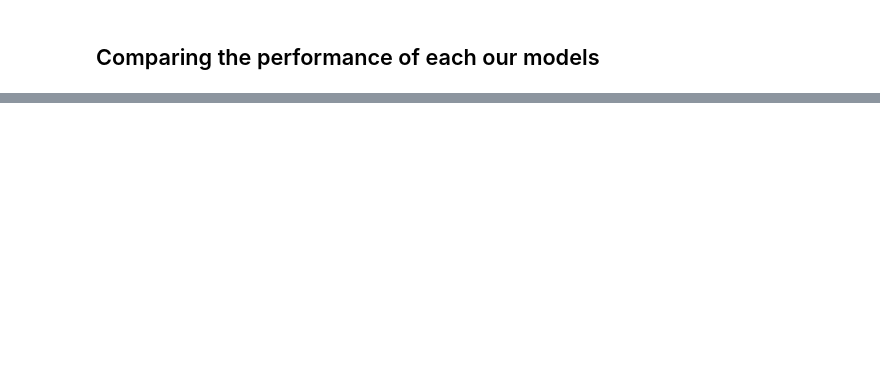
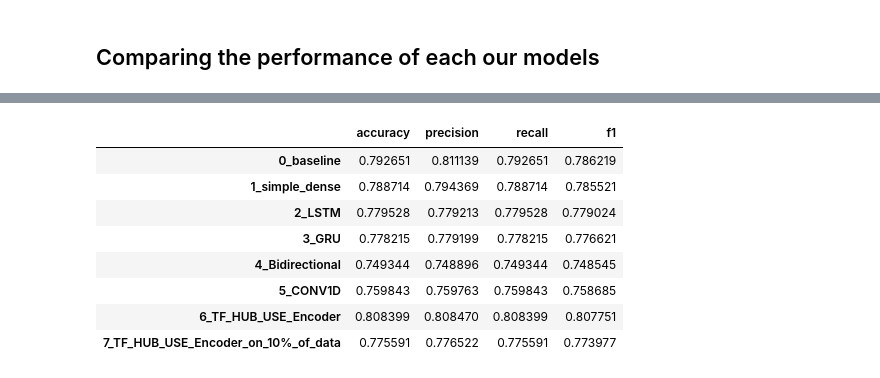
Before and after one commit to ShahZebYousafzai/Deep-Learning-Basics, a Jupyter notebook: 8_Natural_Language_Processing.ipynb, the cells around one changed output, grey strips where cells are left out. Cells and saved outputs as stored; diff of their text form; code cells hidden in the pictures; blank space fills up the shorter version.

```diff
--- a/8_Natural_Language_Processing.ipynb
+++ b/8_Natural_Language_Processing.ipynb
@@ -1288,0 +1286,14 @@ all_model_results.transpose()
+# %%
+# # Reduce the accuracy to the same scale as other metrics
+all_model_results["accuracy"] = all_model_results["accuracy"]/100
+all_model_results
+# %% [output]
+|  | accuracy | precision | recall | f1 |
+| 0_baseline | 0.792651 | 0.811139 | 0.792651 | 0.786219 |
+| 1_simple_dense | 0.788714 | 0.794369 | 0.788714 | 0.785521 |
+| 2_LSTM | 0.779528 | 0.779213 | 0.779528 | 0.779024 |
+| 3_GRU | 0.778215 | 0.779199 | 0.778215 | 0.776621 |
+| 4_Bidirectional | 0.749344 | 0.748896 | 0.749344 | 0.748545 |
+| 5_CONV1D | 0.759843 | 0.759763 | 0.759843 | 0.758685 |
+| 6_TF_HUB_USE_Encoder | 0.808399 | 0.808470 | 0.808399 | 0.807751 |
+| 7_TF_HUB_USE_Encoder_on_10%_of_data | 0.775591 | 0.776522 | 0.775591 | 0.773977 |
```
Also changed, not shown: parts of 69 cells of this notebook.
